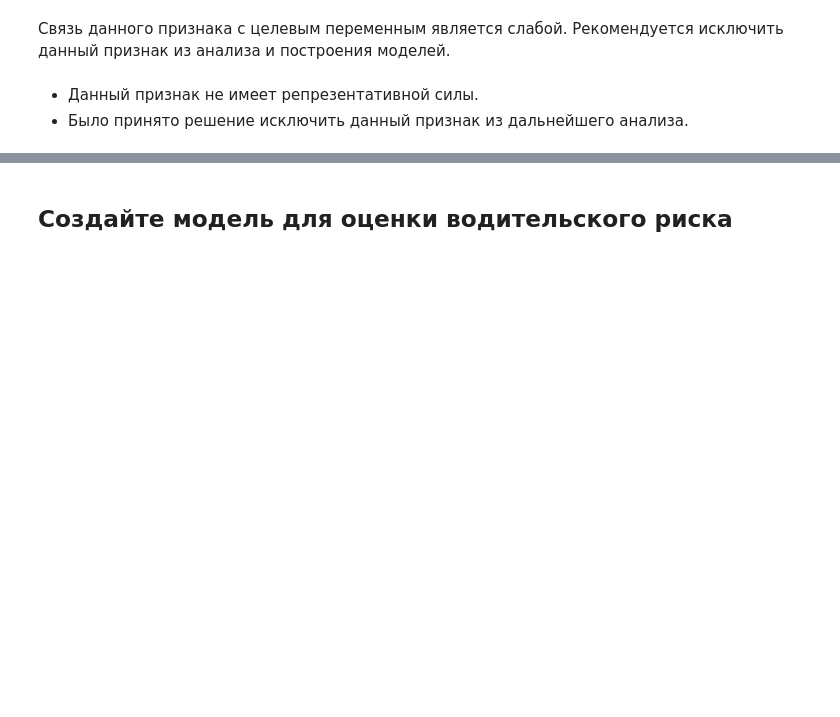
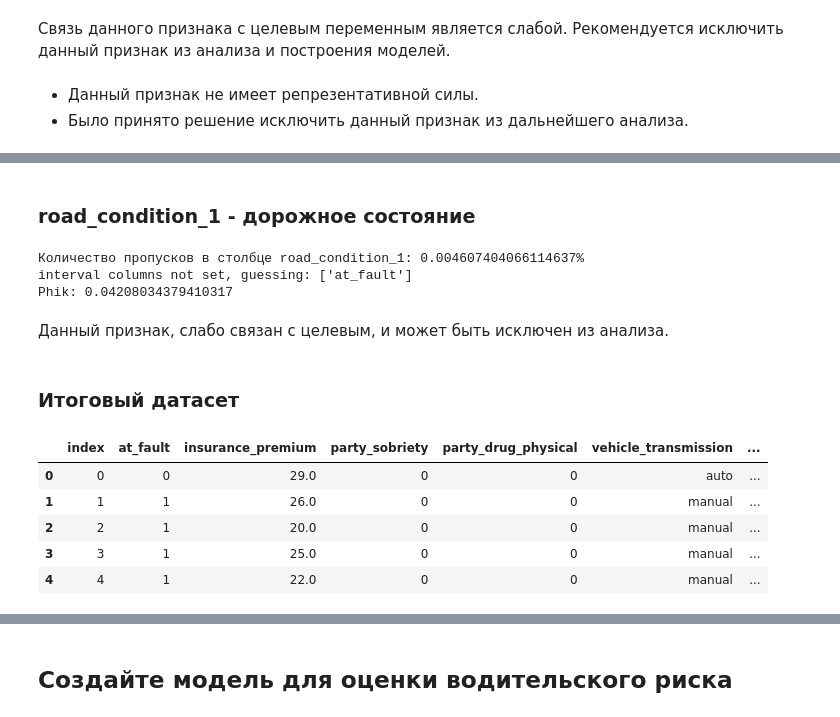
Before and after one commit to Denis-Mukhanov/road-accident-risk, a Jupyter notebook: road_accident_risk.ipynb, the cells around one changed output, grey strips where cells are left out. Cells and saved outputs as stored; diff of their text form; code cells hidden in the pictures; blank space fills up the shorter version.

```diff
--- a/road_accident_risk.ipynb
+++ b/road_accident_risk.ipynb
@@ -911,0 +1329,13 @@ df = df.dropna(subset=['distance']).copy()
+# %%
+# функция для определения категории времени
+def get_time_category(hour):
+    if 0 <= hour < 6:
+        return 'Ночь'
+    elif 6 <= hour < 12:
+        return 'Утро'
+    elif 12 <= hour < 18:
+        return 'День'
+    else:
+        return 'Вечер'
+
+df['collision_time'] = df['collision_time'].apply(get_time_category)
@@ -911,0 +1361,5 @@ df = df.dropna(subset=['distance']).copy()
+# %%
+# преобразование столбца 'collision_date' в формат даты
+df['collision_date'] = pd.to_datetime(df['collision_date'])
+# извлечение номера месяца
+df['collision_date'] = df['collision_date'].dt.month
@@ -911,0 +1371,12 @@ df = df.dropna(subset=['distance']).copy()
+# %%
+def get_season(month):
+    if month in [12, 1, 2]:
+        return 'Зима'
+    elif month in [3, 4, 5]:
+        return 'Весна'
+    elif month in [6, 7, 8]:
+        return 'Лето'
+    else:
+        return 'Осень'
+
+df['collision_date'] = df['collision_date'].apply(get_season)
@@ -911,0 +1391,25 @@ df = df.dropna(subset=['distance']).copy()
+# %% [markdown]
+### road_condition_1 -  дорожное состояние
+# %%
+# статистика
+f_isna('road_condition_1')
+f_phik('road_condition_1')
+# %% [output]
+Количество пропусков в столбце road_condition_1: 0.004607404066114637%
+interval columns not set, guessing: ['at_fault']
+Phik: 0.04208034379410317
+# %% [markdown]
+Данный признак, слабо связан с целевым, и может быть исключен из анализа.
+# %%
+df = df.drop('road_condition_1', axis=1).copy()
+# %% [markdown]
+### Итоговый датасет
+# %%
+display(df.head())
+# %% [output]
+|  | index | at_fault | insurance_premium | party_sobriety | party_drug_physical | vehicle_transmission | ... |
+| 0 | 0 | 0 | 29.0 | 0 | 0 | auto | ... |
+| 1 | 1 | 1 | 26.0 | 0 | 0 | manual | ... |
+| 2 | 2 | 1 | 20.0 | 0 | 0 | manual | ... |
+| 3 | 3 | 1 | 25.0 | 0 | 0 | manual | ... |
+| 4 | 4 | 1 | 22.0 | 0 | 0 | manual | ... |
```
Also changed, not shown: parts of 98 cells of this notebook.
